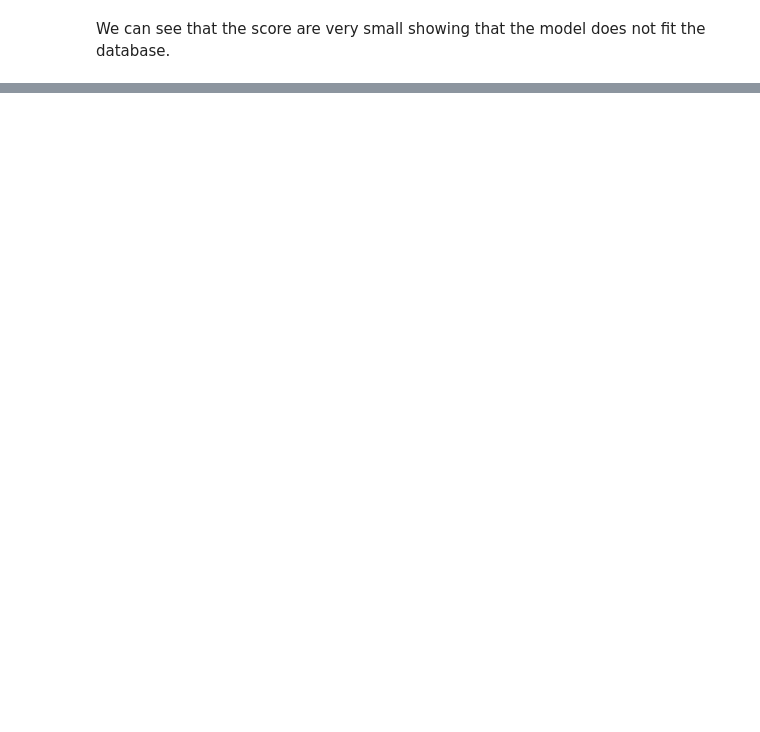
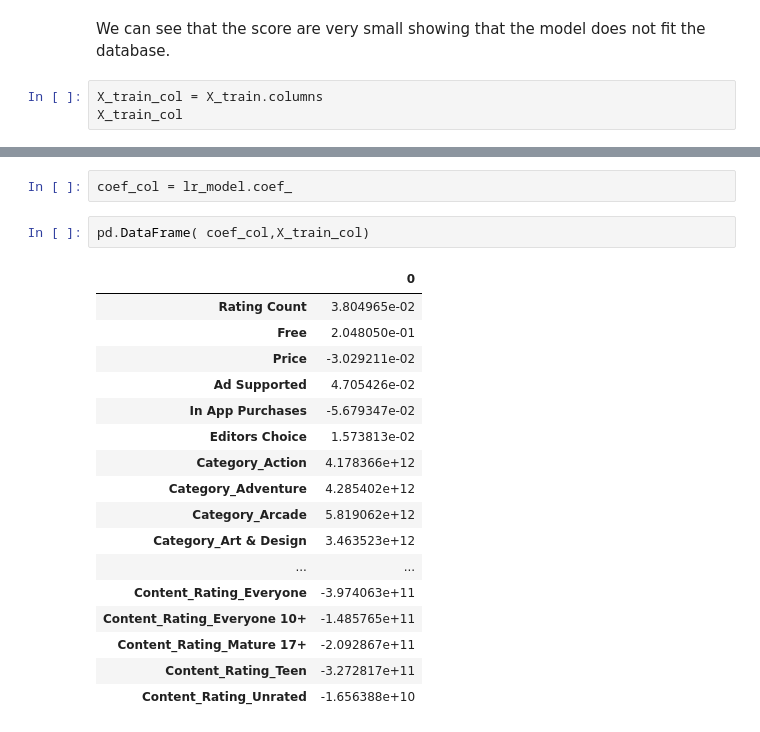
Before and after one commit to LouLan99/User-Rating-Prediction-Model, a Jupyter notebook: notebooks/04-modelling copy.ipynb, the cells around one changed output, grey strips where cells are left out. Saved outputs shown, nothing was run; the diff lists cells and outputs as text; blank space fills up the shorter version.

```diff
--- a/notebooks/04-modelling copy.ipynb
+++ b/notebooks/04-modelling copy.ipynb
@@ -48,2 +54,5 @@ lr_model.score(X_test, y_test)
 # %% [markdown]
 We can see that the score are very small showing that the model does not fit the database.
+# %%
+X_train_col = X_train.columns
+X_train_col
@@ -49,0 +77,22 @@ We can see that the score are very small showing that the model does not fit the
+# %%
+coef_col = lr_model.coef_
+# %%
+pd.DataFrame( coef_col,X_train_col)
+# %% [output]
+|  | 0 |
+| Rating Count | 3.804965e-02 |
+| Free | 2.048050e-01 |
+| Price | -3.029211e-02 |
+| Ad Supported | 4.705426e-02 |
+| In App Purchases | -5.679347e-02 |
+| Editors Choice | 1.573813e-02 |
+| Category_Action | 4.178366e+12 |
+| Category_Adventure | 4.285402e+12 |
+| Category_Arcade | 5.819062e+12 |
+| Category_Art & Design | 3.463523e+12 |
+| ... | ... |
+| Content_Rating_Everyone | -3.974063e+11 |
+| Content_Rating_Everyone 10+ | -1.485765e+11 |
+| Content_Rating_Mature 17+ | -2.092867e+11 |
+| Content_Rating_Teen | -3.272817e+11 |
+| Content_Rating_Unrated | -1.656388e+10 |
```
Also changed, not shown: parts of 9 cells of this notebook.
